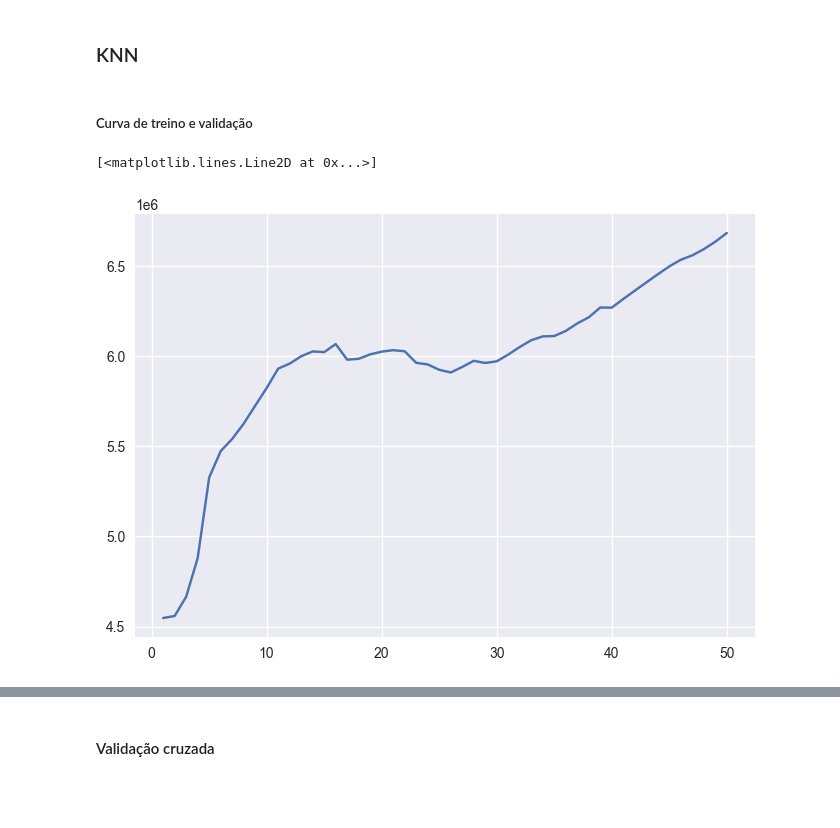
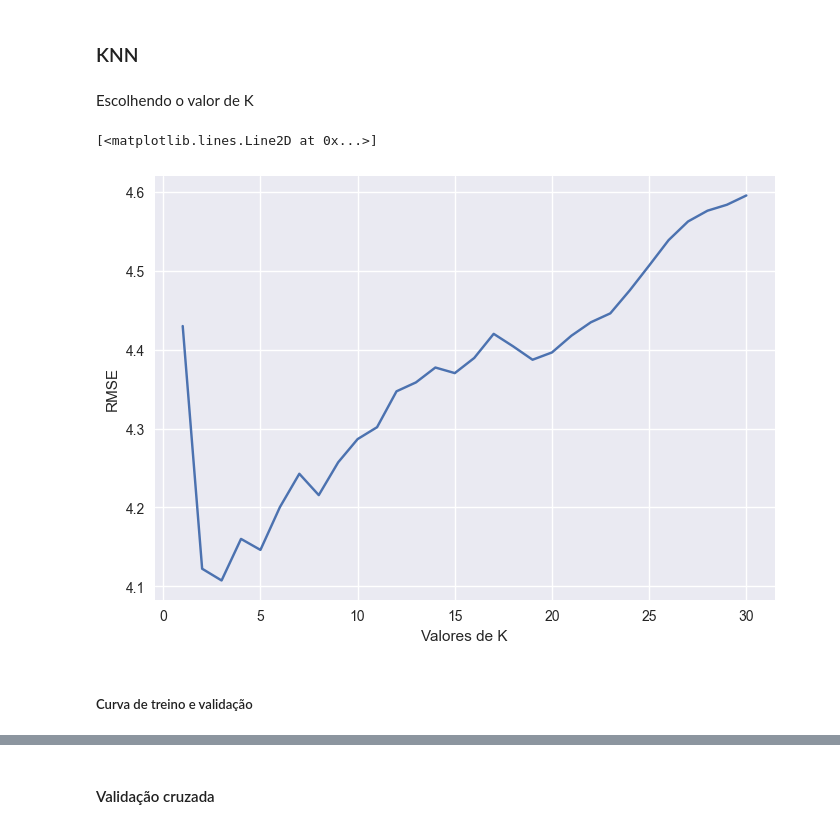
Before and after one commit to Felipanjos/a3_ia_2022.2, a Jupyter notebook: Projeto_IA.ipynb, the cells around one changed output, grey strips where cells are left out. Cells and saved outputs as stored; diff of their text form; code cells hidden in the pictures; blank space fills up the shorter version.

```diff
--- a/Projeto_IA.ipynb
+++ b/Projeto_IA.ipynb
@@ -536,4 +562,20 @@ x_test = test[['TDP (W)', 'Die Size (mm^2)']]
 y_test = test['Transistors (million)']
 
 x_test = full_pipe(x_test)
+# %% [markdown]
+Escolhendo o valor de K
+# %%
+error = []
+for k in range(1, 31):
+    knn = KNeighborsRegressor(n_neighbors = k)
+    y_pred = cross_val_predict(knn, x_train_prepared, y_train_prepared)
+    error.append(sqrt(mean_squared_error(y_train_prepared, y_pred))*100)
+
+k_curve = plt
+k_curve.xlabel('Valores de K')
+k_curve.ylabel('RMSE')
+k_curve.plot(range(1, 31), error)
+# %% [output]
+[<matplotlib.lines.Line2D at 0x...>]
+[figure, added]
 # %%
@@ -542,14 +584,3 @@ knn = KNeighborsRegressor(n_neighbors=17)
 cpu_predictions = cross_val_predict(knn, x_train, y_train, cv = 5)
 # %% [markdown]
 ##### Curva de treino e validação
-# %%
-error = []
-for k in range(1, 51):
-    knn = KNeighborsRegressor(n_neighbors = k)
-    y_pred = cross_val_predict(knn, x_train, y_train, cv = 5)
-    error.append(mean_squared_error(y_train, y_pred))
-
-plt.plot(range(1, 51), error)
-# %% [output]
-[<matplotlib.lines.Line2D at 0x...>]
-[figure, removed]
```
Also changed, not shown: parts of 25 cells of this notebook.
